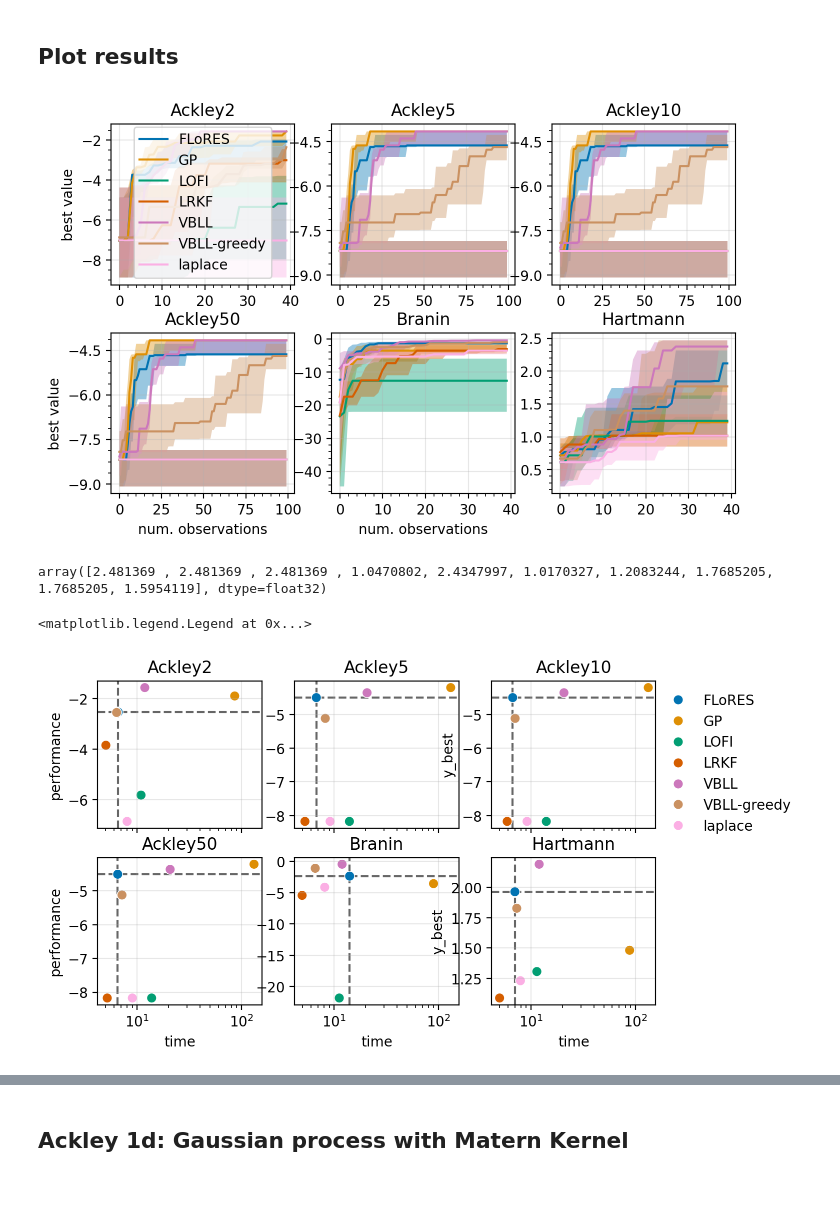
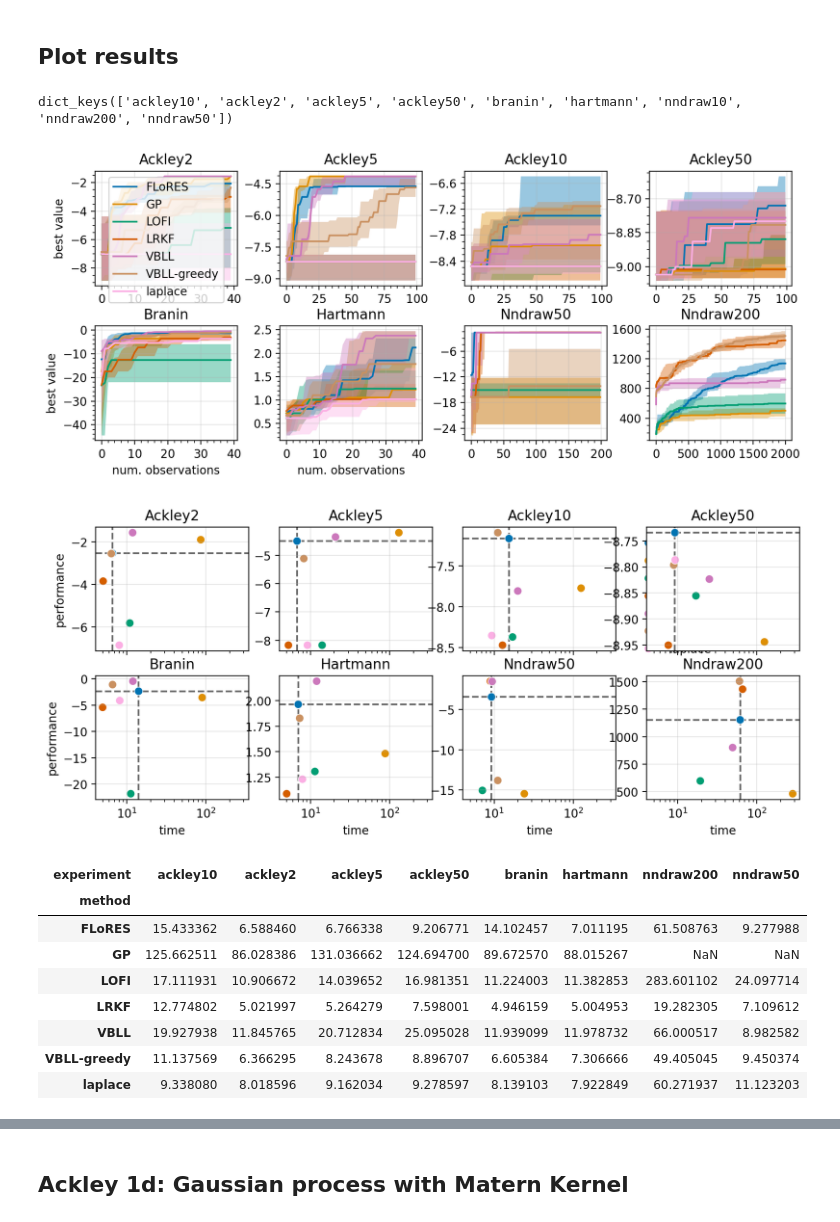
Before and after one commit to gerdm/low-rank-last-layer-inference, a Jupyter notebook: experiments/01-bayesopt-classic.ipynb, the cells around one changed output, grey strips where cells are left out. Cells and saved outputs as stored; diff of their text form; code cells hidden in the pictures; blank space fills up the shorter version.

```diff
--- a/experiments/01-bayesopt-classic.ipynb
+++ b/experiments/01-bayesopt-classic.ipynb
@@ -140,28 +141,32 @@ def format_ticks(ax):
     ax.xaxis.set_major_locator(ticker.MaxNLocator(5))  # 5 major ticks on X-axis
     ax.yaxis.set_major_locator(ticker.MaxNLocator(5))  # 4 major ticks on Y-axis
     ax.minorticks_on()
+# %%
+res.keys()
+# %% [output]
+dict_keys(['ackley10', 'ackley2', 'ackley5', 'ackley50', 'branin', 'hartmann', 'nndraw10', 'nndraw200', 'nndraw50'])
 # %%
-experiments_names = ["ackley2", "ackley5", "ackley10", "ackley50", "branin", "hartmann"]
+experiments_names = ["ackley2", "ackley5", "ackley10", "ackley50", "branin", "hartmann", "nndraw50", "nndraw200"]
 # %%
-fig, axs = plt.subplots(2, 3, figsize=(6.2 * 1.3, 4.8))
+fig, axs = plt.subplots(2, 4, figsize=(7.2 * 1.5, 4.2))
 methods = sorted(list(res["ackley2"]))
 
 for ax, name in zip(axs.ravel(), experiments_names):
     res_experiment = res[name]
     for name_method in sorted(res_experiment):
         runs = res_experiment[name_method]
         plot_hist(ax, runs["y_best"], label=name_method)
     format_ticks(ax)
     ax.set_title(name.capitalize())
     ax.grid(alpha=0.3)
 # axs[0,0].legend(ncol=7, bbox_to_anchor=(2.3, 1.4), frameon=False, handlelength=1)
 axs[0,0].legend()
 
 axs[1,0].set_xlabel("num. observations")
 axs[1,1].set_xlabel("num. observations")
 axs[0,0].set_ylabel("best value")
 axs[1,0].set_ylabel("best value")
-plt.subplots_adjust(hspace=0.3)
-# plt.savefig("../figures/bayesopt-iterations.png", dpi=300, bbox_inches="tight")
+plt.subplots_adjust(hspace=0.35, wspace=0.3)
+plt.savefig("../figures/bayesopt-iterations.png", dpi=300, bbox_inches="tight")
 # %% [output]
-[figure, old version]
+[figure, new version]
@@ -183,4 +172,0 @@ summary =pd.DataFrame(summary)
-# %%
-res_experiment["VBLL-greedy"]["y_best"][..., -1]
-# %% [output]
-array([2.481369 , 2.481369 , 2.481369 , 1.0470802, 2.4347997, 1.0170327, 1.2083244, 1.7685205, 1.7685205, 1.5954119], dtype=float32)
@@ -187,5 +190,5 @@ array([2.481369 , 2.481369 , 2.481369 , 1.0470802, 2.4347997, 1.0170327, 1.20832
 # %%
-fig, axs = plt.subplots(2, 3, sharex=True)
+fig, axs = plt.subplots(2, 4, sharex=True, figsize=(7.2 * 1.5, 4.2))
 
 experiments = summary["experiment"].unique()
 for ax, experiment in zip(axs.ravel(), experiments_names):
@@ -206,16 +209,26 @@ for ax, experiment in zip(axs.ravel(), experiments_names):
     ax.axvline(x=x, color="black", linestyle="--", zorder=0, alpha=0.6)
     ax.set_title(experiment.capitalize())
     ax.grid(alpha=0.3)
+    ax.set_ylabel("")
     ax.legend([], frameon=False)
     ax.set_xscale("log")
     plt.grid(alpha=0.3)
-axs[0,1].set_ylabel("")
-axs[1,1].set_ylabel("")
 axs[0,0].set_ylabel("performance")
 axs[1,0].set_ylabel("performance")
 axs[0,2].legend(loc="upper right", bbox_to_anchor=(1.9, 1.0), frameon=False)
 # axs[0,0].legend()
-# plt.savefig("../figures/bayesopt-time-performance.png", dpi=300, bbox_inches="tight")
+plt.savefig("../figures/bayesopt-time-performance.png", dpi=300, bbox_inches="tight")
 # %% [output]
-<matplotlib.legend.Legend at 0x...>
-[figure, old version]
+[figure, new version]
+# %%
+summary.pivot_table(index="method", columns="experiment")["time"]
+# %% [output]
+| experiment | ackley10 | ackley2 | ackley5 | ackley50 | branin | hartmann | nndraw200 | nndraw50 |
+| method |  |  |  |  |  |  |  |  |
+| FLoRES | 15.433362 | 6.588460 | 6.766338 | 9.206771 | 14.102457 | 7.011195 | 61.508763 | 9.277988 |
+| GP | 125.662511 | 86.028386 | 131.036662 | 124.694700 | 89.672570 | 88.015267 | NaN | NaN |
+| LOFI | 17.111931 | 10.906672 | 14.039652 | 16.981351 | 11.224003 | 11.382853 | 283.601102 | 24.097714 |
+| LRKF | 12.774802 | 5.021997 | 5.264279 | 7.598001 | 4.946159 | 5.004953 | 19.282305 | 7.109612 |
+| VBLL | 19.927938 | 11.845765 | 20.712834 | 25.095028 | 11.939099 | 11.978732 | 66.000517 | 8.982582 |
+| VBLL-greedy | 11.137569 | 6.366295 | 8.243678 | 8.896707 | 6.605384 | 7.306666 | 49.405045 | 9.450374 |
+| laplace | 9.338080 | 8.018596 | 9.162034 | 9.278597 | 8.139103 | 7.922849 | 60.271937 | 11.123203 |
```
Also changed, not shown: parts of 14 cells of this notebook, 4 other files.
